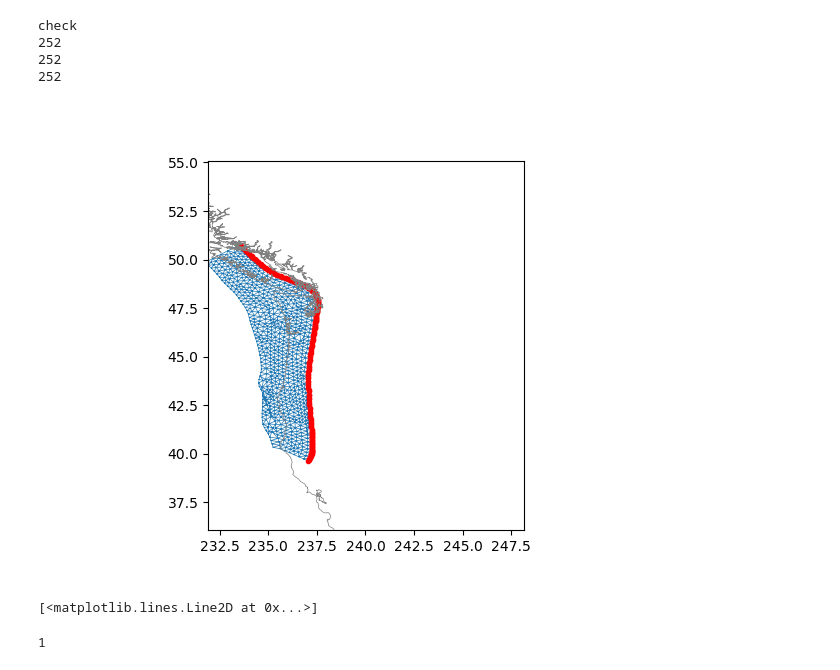
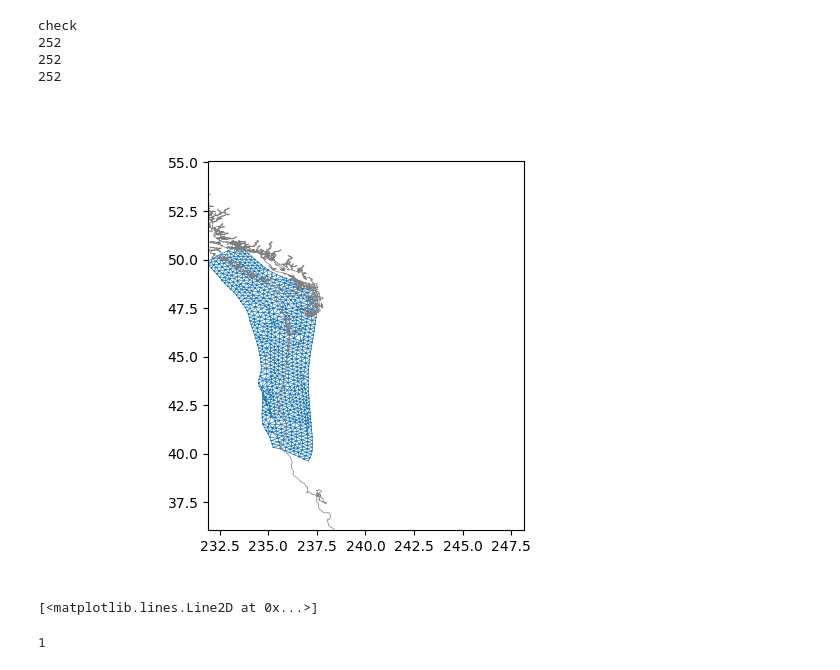
Before and after one commit to jazminemsjordan/fault_displacement, a Jupyter notebook: meshtesting.ipynb, the cells around one changed output. Saved outputs shown, nothing was run; the diff lists cells and outputs as text; code cells hidden in the pictures.

```diff
--- a/meshtesting.ipynb
+++ b/meshtesting.ipynb
@@ -268,6 +268,10 @@ plt.show()
 # %% [output]
 [figure]
 # %%
+num_side_points = 15
+num_top_points = 15
+num_bottom_points = 10
+
 # Find maximum (shallowest) and minimum (deepest) depths of points
 # Only check the depths of points listed in verts, using verts as a row index
 max_depth = np.max(mesh["points"][mesh["verts"], 2])
@@ -305,9 +309,9 @@ min_lat_x = mesh["points"][lowest_point_index, 0]
 max_lat_x = mesh["points"][highest_point_index, 0]
 
 # grouping points for mesh creation
-top_x = np.linspace(max_lat_x, east_bound, 15)
-bottom_x = np.linspace(min_lat_x, east_bound, 10)
-side_y = np.linspace(min_lat, max_lat, 15)
+top_x = np.linspace(max_lat_x, east_bound, num_top_points)
+bottom_x = np.linspace(min_lat_x, east_bound, num_bottom_points)
+side_y = np.linspace(min_lat, max_lat, num_side_points)
 
 top_y_points = []
 bottom_y_points = []
@@ -453,15 +456,13 @@ check
 # %%
 # Define the figure and its axis
 fig, ax = plt.subplots()
 # Draw the fault
 ax.triplot(mesh["points"][:, 0], mesh["points"][:, 1], mesh["verts"], linewidth=0.5)
-# Add red points along the deepest depth
-ax.plot(deepest_points[:, 0], deepest_points[:, 1], '.r')
 # Add coastline
 ax.plot(coast.lon+360*(1-lon_corr), coast.lat, color="gray", linewidth=0.5)
 ax.set(xlim=(xmin, xmax), ylim=(ymin, ymax), aspect='equal')
 plt.show()
 ax.plot(mesh_x, mesh_y, '-m.')
 # %% [output]
-[figure, old version]
+[figure, new version]
 [<matplotlib.lines.Line2D at 0x...>]
```
Also changed, not shown: parts of 4 cells of this notebook, 3 other files.
